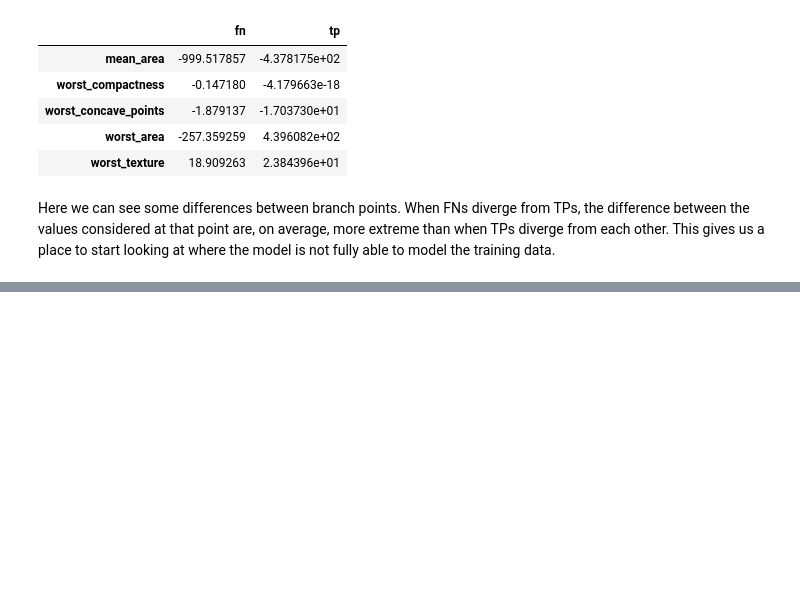
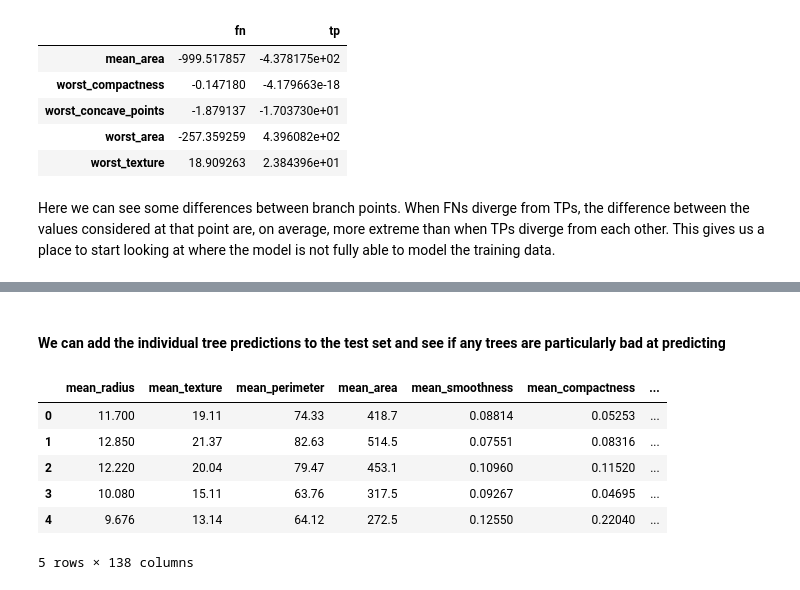
Before and after one commit to raom1/understanding-random-forest-classifiers, a Jupyter notebook: random_forest_classification_errors.ipynb, the cells around one changed output, grey strips where cells are left out. Saved outputs shown, nothing was run; the diff lists cells and outputs as text; code cells hidden in the pictures; blank space fills up the shorter version.

```diff
--- a/random_forest_classification_errors.ipynb
+++ b/random_forest_classification_errors.ipynb
@@ -566,0 +606,4 @@ Here we can see some differences between branch points. When FNs diverge from TP
+# %%
+proba_cols = ['prob_' + str(c) for c in model.classes_]
+probs = pd.DataFrame(model.predict_proba(test.iloc[:,:30]), columns = proba_cols)
+test_prob = pd.concat([test.reset_index(drop=True), probs], axis = 1)
@@ -566,0 +647,2 @@ Here we can see some differences between branch points. When FNs diverge from TP
+# %% [markdown]
+#### We can add the individual tree predictions to the test set and see if any trees are particularly bad at predicting
@@ -566,0 +651,10 @@ Here we can see some differences between branch points. When FNs diverge from TP
+# %%
+test_trees.head()
+# %% [output]
+|  | mean_radius | mean_texture | mean_perimeter | mean_area | mean_smoothness | mean_compactness | ... |
+| 0 | 11.700 | 19.11 | 74.33 | 418.7 | 0.08814 | 0.05253 | ... |
+| 1 | 12.850 | 21.37 | 82.63 | 514.5 | 0.07551 | 0.08316 | ... |
+| 2 | 12.220 | 20.04 | 79.47 | 453.1 | 0.10960 | 0.11520 | ... |
+| 3 | 10.080 | 15.11 | 63.76 | 317.5 | 0.09267 | 0.04695 | ... |
+| 4 | 9.676 | 13.14 | 64.12 | 272.5 | 0.12550 | 0.22040 | ... |
+5 rows × 138 columns
```
Also changed, not shown: parts of 30 cells of this notebook.
